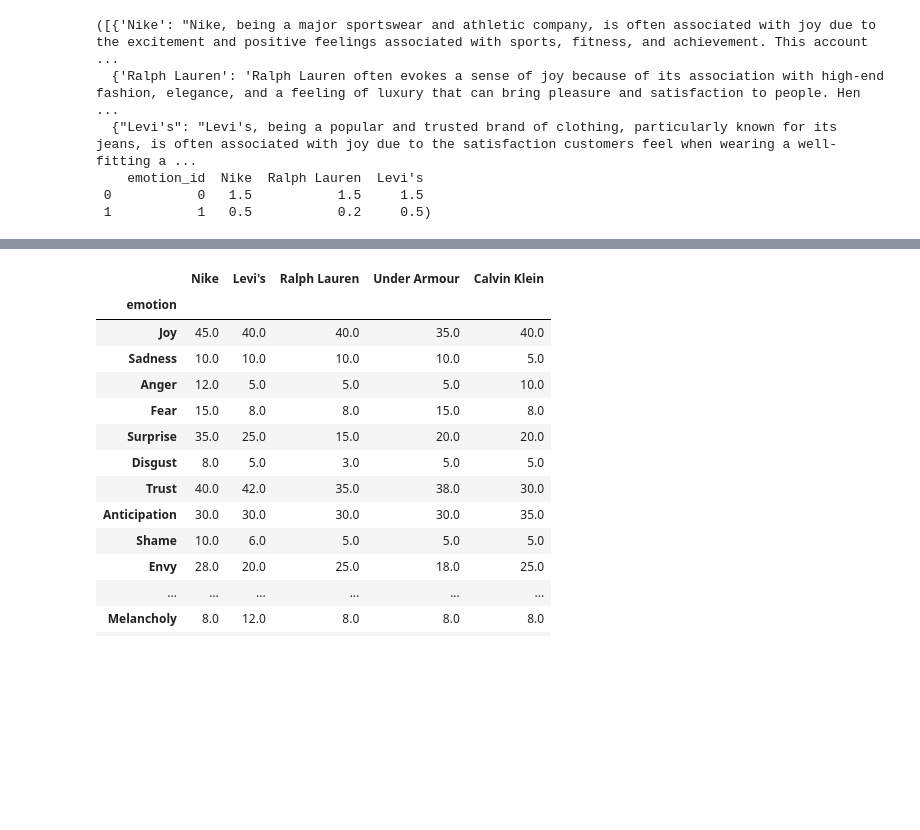
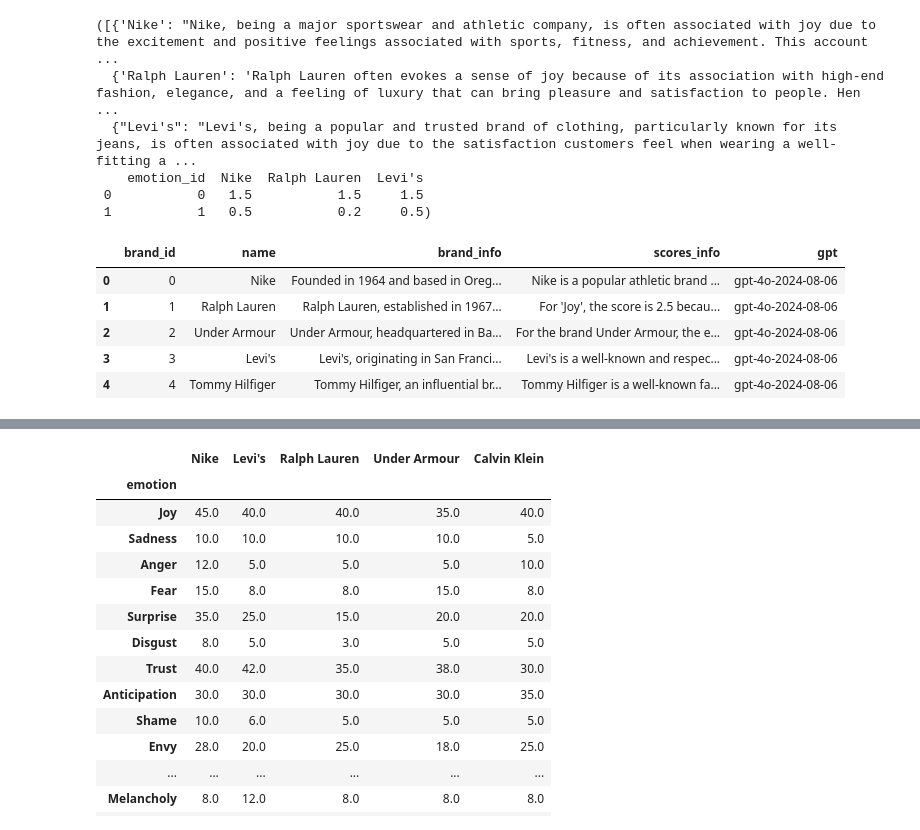
Before and after one commit to nedaresa/clothing_brand_recommender, a Jupyter notebook: explore.ipynb, the cells around one changed output, grey strips where cells are left out. Saved outputs shown, nothing was run; the diff lists cells and outputs as text; code cells hidden in the pictures; blank space fills up the shorter version.

```diff
--- a/explore.ipynb
+++ b/explore.ipynb
@@ -490,0 +497,9 @@ bs = get_brands_scores(model, api_key, emotions_df[:4])
+# %%
+bs[0]
+# %% [output]
+|  | brand_id | name | brand_info | scores_info | gpt |
+| 0 | 0 | Nike | Founded in 1964 and based in Oreg... | Nike is a popular athletic brand ... | gpt-4o-2024-08-06 |
+| 1 | 1 | Ralph Lauren | Ralph Lauren, established in 1967... | For 'Joy', the score is 2.5 becau... | gpt-4o-2024-08-06 |
+| 2 | 2 | Under Armour | Under Armour, headquartered in Ba... | For the brand Under Armour, the e... | gpt-4o-2024-08-06 |
+| 3 | 3 | Levi's | Levi's, originating in San Franci... | Levi's is a well-known and respec... | gpt-4o-2024-08-06 |
+| 4 | 4 | Tommy Hilfiger | Tommy Hilfiger, an influential br... | Tommy Hilfiger is a well-known fa... | gpt-4o-2024-08-06 |
```
Also changed, not shown: parts of 8 cells of this notebook.
